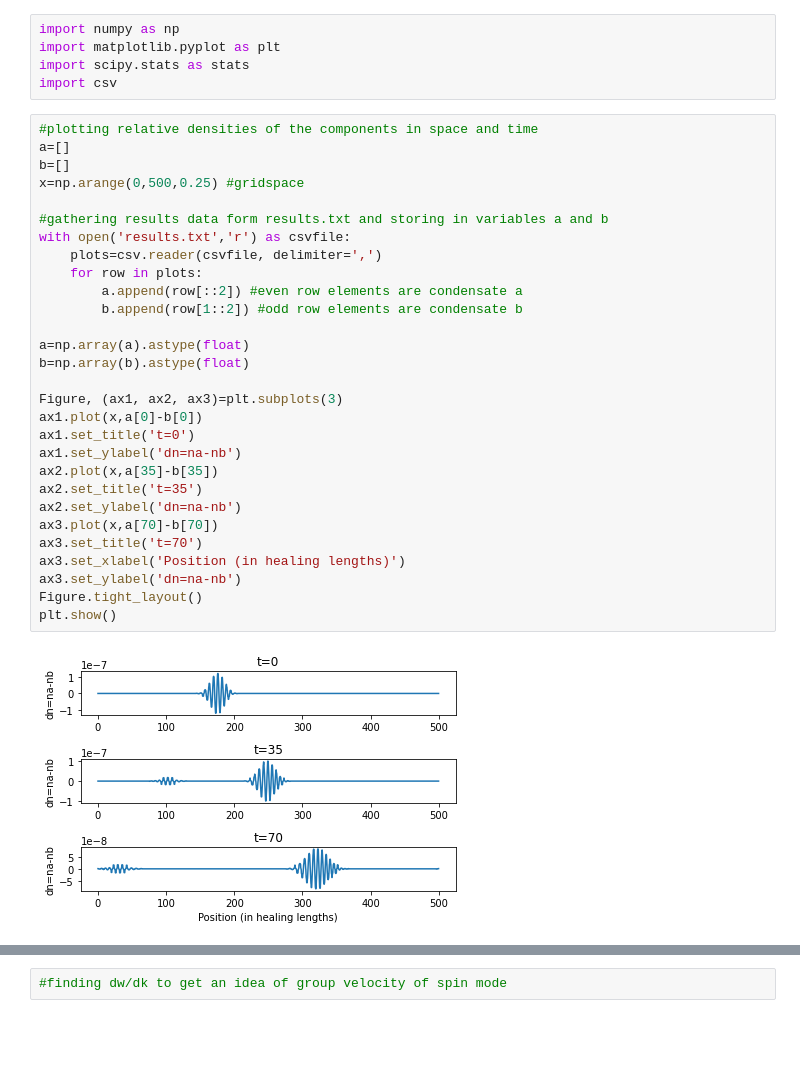
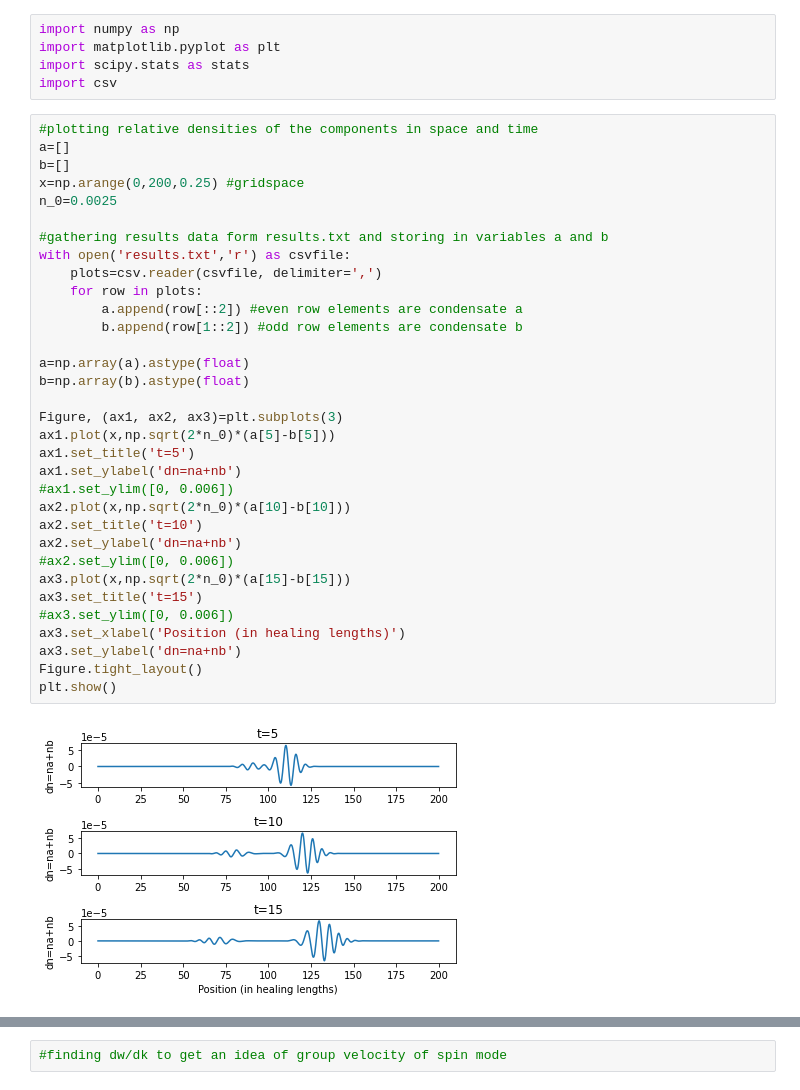
Before and after one commit to ebbeborg/GPsolver, a Jupyter notebook: results/results.ipynb, the cells around one changed output, grey strips where cells are left out. Cells and saved outputs as stored; diff of their text form; blank space fills up the shorter version.

```diff
--- a/results/results.ipynb
+++ b/results/results.ipynb
@@ -6,33 +6,37 @@ import csv
 # %%
 #plotting relative densities of the components in space and time
 a=[]
 b=[]
-x=np.arange(0,500,0.25) #gridspace
+x=np.arange(0,200,0.25) #gridspace
+n_0=0.0025
 
 #gathering results data form results.txt and storing in variables a and b
 with open('results.txt','r') as csvfile:
     plots=csv.reader(csvfile, delimiter=',')
     for row in plots:
         a.append(row[::2]) #even row elements are condensate a
         b.append(row[1::2]) #odd row elements are condensate b
 
 a=np.array(a).astype(float)
 b=np.array(b).astype(float)
 
 Figure, (ax1, ax2, ax3)=plt.subplots(3)
-ax1.plot(x,a[0]-b[0])
-ax1.set_title('t=0')
-ax1.set_ylabel('dn=na-nb')
-ax2.plot(x,a[35]-b[35])
-ax2.set_title('t=35')
-ax2.set_ylabel('dn=na-nb')
-ax3.plot(x,a[70]-b[70])
-ax3.set_title('t=70')
+ax1.plot(x,np.sqrt(2*n_0)*(a[5]-b[5]))
+ax1.set_title('t=5')
+ax1.set_ylabel('dn=na+nb')
+#ax1.set_ylim([0, 0.006])
+ax2.plot(x,np.sqrt(2*n_0)*(a[10]-b[10]))
+ax2.set_title('t=10')
+ax2.set_ylabel('dn=na+nb')
+#ax2.set_ylim([0, 0.006])
+ax3.plot(x,np.sqrt(2*n_0)*(a[15]-b[15]))
+ax3.set_title('t=15')
+#ax3.set_ylim([0, 0.006])
 ax3.set_xlabel('Position (in healing lengths)')
-ax3.set_ylabel('dn=na-nb')
+ax3.set_ylabel('dn=na+nb')
 Figure.tight_layout()
 plt.show()
 # %% [output]
-[figure, old version]
+[figure, new version]
 # %%
 #plotting dimensionless dispersion relation of spectra for density and spin modes
```
Also changed, not shown: parts of 1 cell of this notebook, 6 other files.
